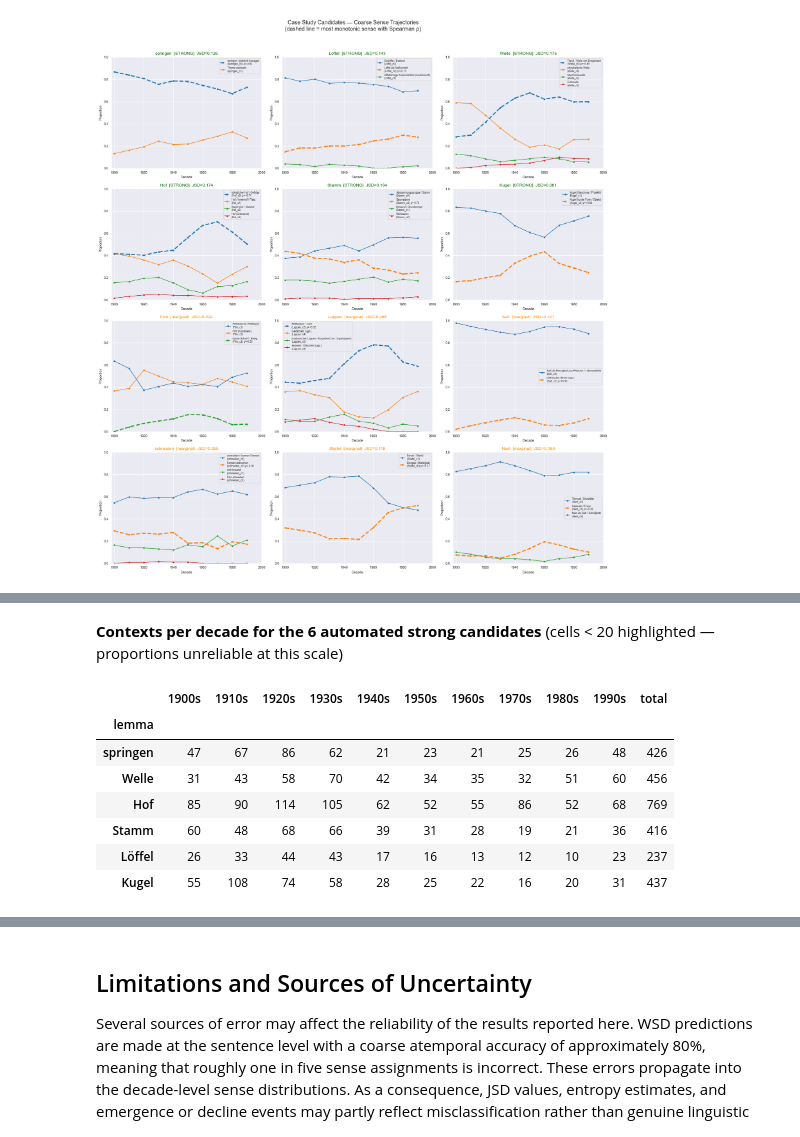
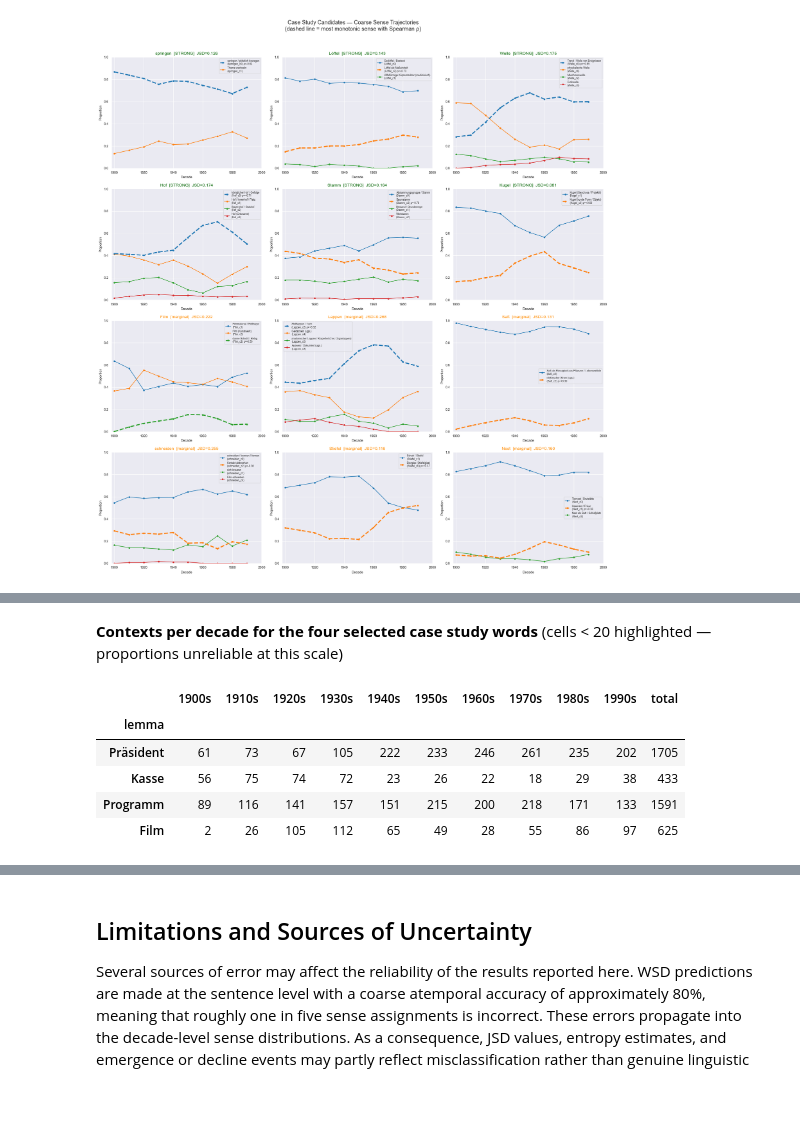
Before and after one commit to FlackoJodye1/diachronic-word-sense-change, a Jupyter notebook: notebooks/analysis/diachronic_pilot_results.ipynb, the cells around one changed output, grey strips where cells are left out. Drawn from its saved outputs; the diff is of its cells as text; code cells hidden in the pictures; blank space fills up the shorter version.

```diff
--- a/notebooks/analysis/diachronic_pilot_results.ipynb
+++ b/notebooks/analysis/diachronic_pilot_results.ipynb
@@ -1211,33 +1249,30 @@ The key questions are:
 # %%
-# Context counts per decade for all 6 automated strong candidates
-# This is the key reliability check: high ρ in a sparse tail can be an artifact.
-review_words = ['springen', 'Welle', 'Hof', 'Stamm', 'Löffel', 'Kugel']
+# Context counts per decade for the four selected case study words
+review_words = ['Präsident', 'Kasse', 'Programm', 'Film']
 
 ctx_table = (
     decade_stats_coarse[decade_stats_coarse['lemma'].isin(review_words)]
     .pivot_table(index='lemma', columns='decade', values='n_contexts', fill_value=0)
     .reindex(review_words)
     .astype(int)
 )
 ctx_table.columns = [f"{d}s" for d in ctx_table.columns]
 ctx_table['total'] = ctx_table.sum(axis=1)
 
-display(Markdown('**Contexts per decade for the 6 automated strong candidates** '
+display(Markdown('**Contexts per decade for the four selected case study words** '
                  '(cells < 20 highlighted — proportions unreliable at this scale)'))
 display(
     ctx_table.style
     .map(lambda v: 'background-color: #f8d7da; color: #721c24' if isinstance(v, (int, float)) and v < 20 else '',
          subset=[c for c in ctx_table.columns if c != 'total'])
     .set_properties(**{'text-align': 'center'})
     .set_table_styles([{'selector': 'th', 'props': [('text-align', 'center')]}])
 )
 # %% [output]
-**Contexts per decade for the 6 automated strong candidates** (cells < 20 highlighted — proportions unreliable at this scale)
+**Contexts per decade for the four selected case study words** (cells < 20 highlighted — proportions unreliable at this scale)
 |  | 1900s | 1910s | 1920s | 1930s | 1940s | 1950s | 1960s | 1970s | 1980s | 1990s | total |
 | lemma |  |  |  |  |  |  |  |  |  |  |  |
-| springen | 47 | 67 | 86 | 62 | 21 | 23 | 21 | 25 | 26 | 48 | 426 |
-| Welle | 31 | 43 | 58 | 70 | 42 | 34 | 35 | 32 | 51 | 60 | 456 |
-| Hof | 85 | 90 | 114 | 105 | 62 | 52 | 55 | 86 | 52 | 68 | 769 |
-| Stamm | 60 | 48 | 68 | 66 | 39 | 31 | 28 | 19 | 21 | 36 | 416 |
-| Löffel | 26 | 33 | 44 | 43 | 17 | 16 | 13 | 12 | 10 | 23 | 237 |
-| Kugel | 55 | 108 | 74 | 58 | 28 | 25 | 22 | 16 | 20 | 31 | 437 |
+| Präsident | 61 | 73 | 67 | 105 | 222 | 233 | 246 | 261 | 235 | 202 | 1705 |
+| Kasse | 56 | 75 | 74 | 72 | 23 | 26 | 22 | 18 | 29 | 38 | 433 |
+| Programm | 89 | 116 | 141 | 157 | 151 | 215 | 200 | 218 | 171 | 133 | 1591 |
+| Film | 2 | 26 | 105 | 112 | 65 | 49 | 28 | 55 | 86 | 97 | 625 |
```
Also changed, not shown: parts of 10 cells of this notebook, 22 other files.
